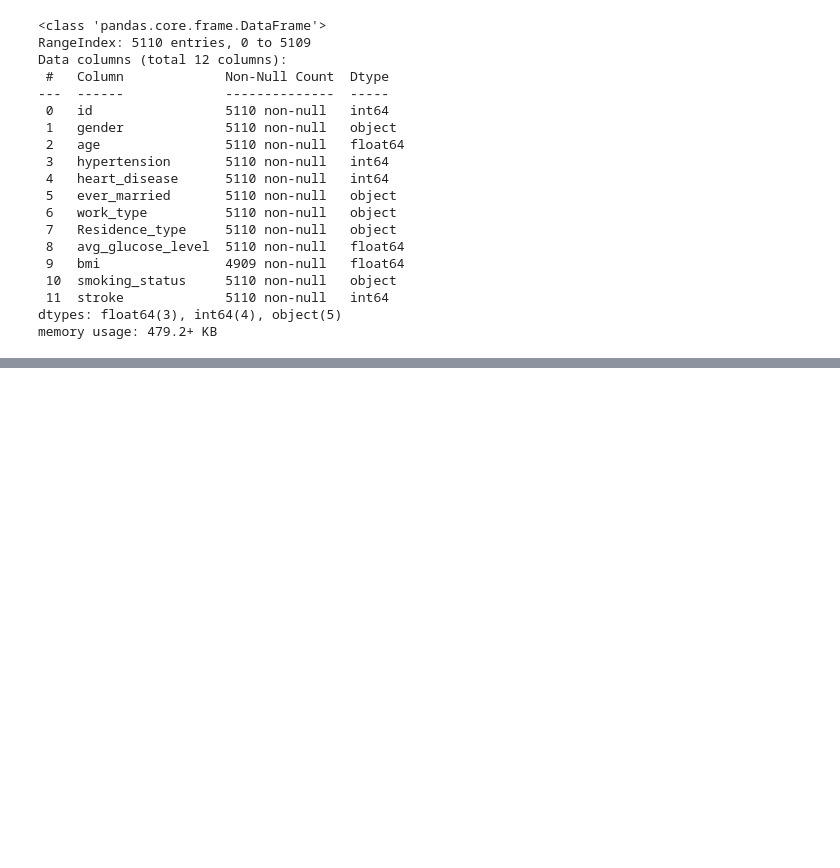
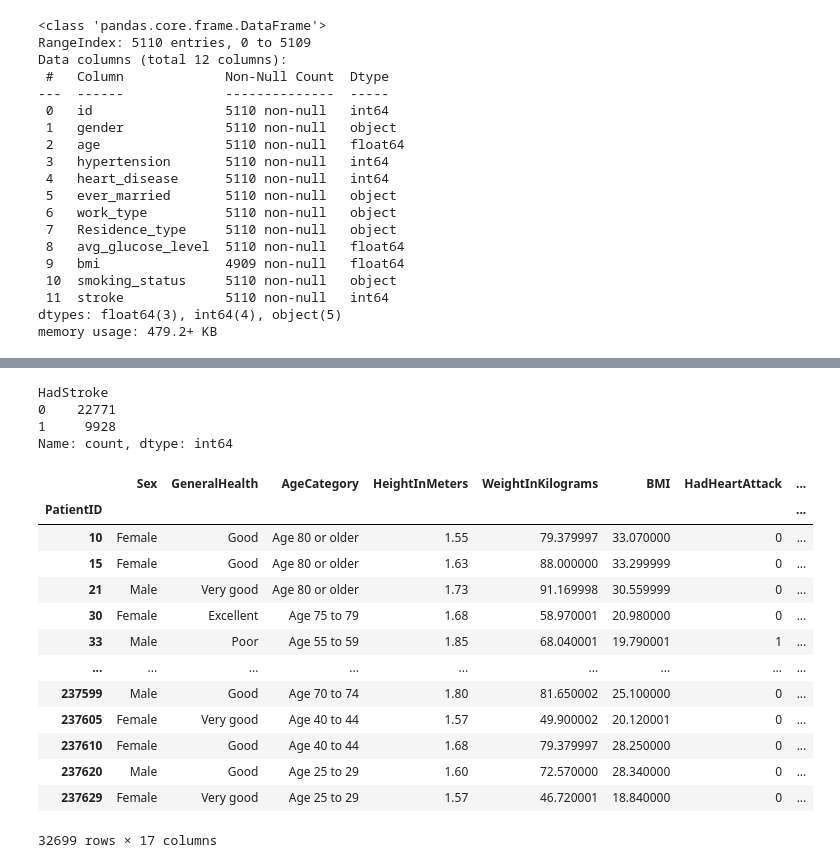
Before and after one commit to manuelfranceschi/ML_StrokePrediction, a Jupyter notebook: notebooks/01-Fuentes.ipynb, the cells around one changed output, grey strips where cells are left out. Saved outputs shown, nothing was run; the diff lists cells and outputs as text; code cells hidden in the pictures; blank space fills up the shorter version.

```diff
--- a/notebooks/01-Fuentes.ipynb
+++ b/notebooks/01-Fuentes.ipynb
@@ -51,2 +76,4 @@ memory usage: 479.2+ KB
 # %%
 # https://www.kaggle.com/datasets/fedesoriano/stroke-prediction-dataset
+# %%
+df2 = pd.read_excel('../data/raw/Patients Data ( Used for Heart Disease Prediction ).xlsx', index_col=0)
@@ -52,0 +103,7 @@ memory usage: 479.2+ KB
+# %%
+# Al ser tantos registros que tienen accidente cerebral 0, vamos a eliminar el 90% para poder trabajar y balancear el modelo
+condition_rows = df2[df2['HadStroke'] == 0]
+rows_to_drop_count = int(0.90 * len(condition_rows))
+drop_indices = condition_rows.sample(n=rows_to_drop_count, random_state=1).index
+df2 = df2.drop(drop_indices)
+print(df)
@@ -52,0 +128,24 @@ memory usage: 479.2+ KB
+# %%
+df2['HadStroke'].value_counts()
+# %% [output]
+HadStroke
+0    22771
+1     9928
+Name: count, dtype: int64
+# %%
+df2.drop(columns=['CovidPos', 'HighRiskLastYear', 'TetanusLast10Tdap', 'PneumoVaxEver', 'FluVaxLast12', 'HIVTesting', 'ChestScan', 'ECigaretteUsage', 'DifficultyErrands', 'DifficultyDressingBathing', 'DifficultyWalking','DifficultyConcentrating','BlindOrVisionDifficulty', 'DeafOrHardOfHearing', 'HadSkinCancer', 'HadAsthma','State'])
+# %% [output]
+|  | Sex | GeneralHealth | AgeCategory | HeightInMeters | WeightInKilograms | BMI | HadHeartAttack | ... |
+| PatientID |  |  |  |  |  |  |  | ... |
+| 10 | Female | Good | Age 80 or older | 1.55 | 79.379997 | 33.070000 | 0 | ... |
+| 15 | Female | Good | Age 80 or older | 1.63 | 88.000000 | 33.299999 | 0 | ... |
+| 21 | Male | Very good | Age 80 or older | 1.73 | 91.169998 | 30.559999 | 0 | ... |
+| 30 | Female | Excellent | Age 75 to 79 | 1.68 | 58.970001 | 20.980000 | 0 | ... |
+| 33 | Male | Poor | Age 55 to 59 | 1.85 | 68.040001 | 19.790001 | 1 | ... |
+| ... | ... | ... | ... | ... | ... | ... | ... | ... |
+| 237599 | Male | Good | Age 70 to 74 | 1.80 | 81.650002 | 25.100000 | 0 | ... |
+| 237605 | Female | Very good | Age 40 to 44 | 1.57 | 49.900002 | 20.120001 | 0 | ... |
+| 237610 | Female | Good | Age 40 to 44 | 1.68 | 79.379997 | 28.250000 | 0 | ... |
+| 237620 | Male | Good | Age 25 to 29 | 1.60 | 72.570000 | 28.340000 | 0 | ... |
+| 237629 | Female | Very good | Age 25 to 29 | 1.57 | 46.720001 | 18.840000 | 0 | ... |
+32699 rows × 17 columns
```
Also changed, not shown: parts of 6 cells of this notebook, 9 other files.
